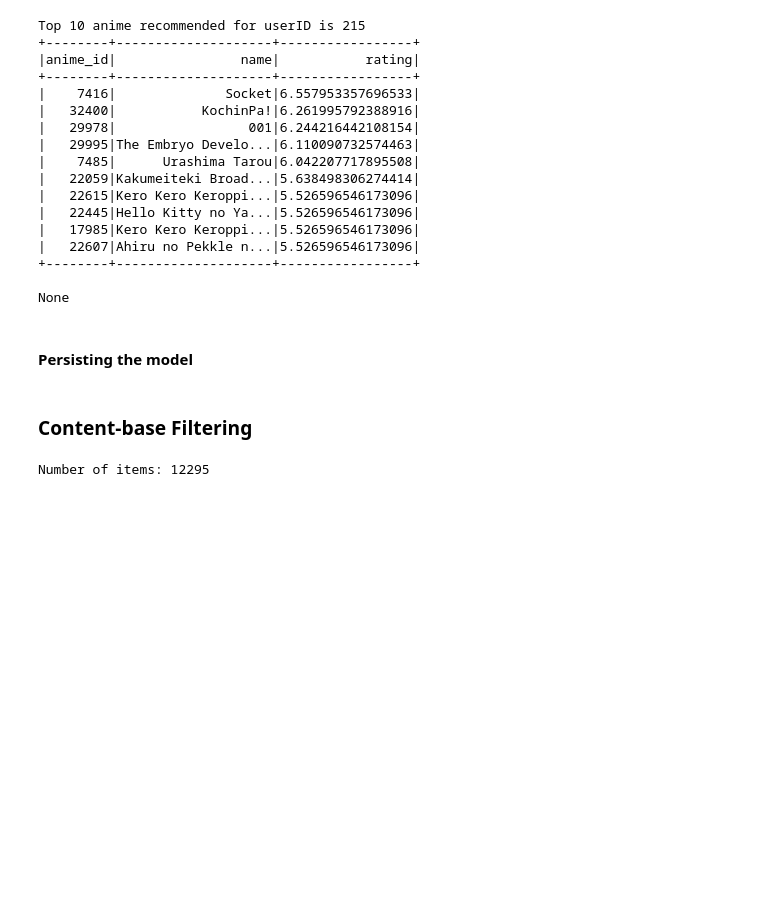
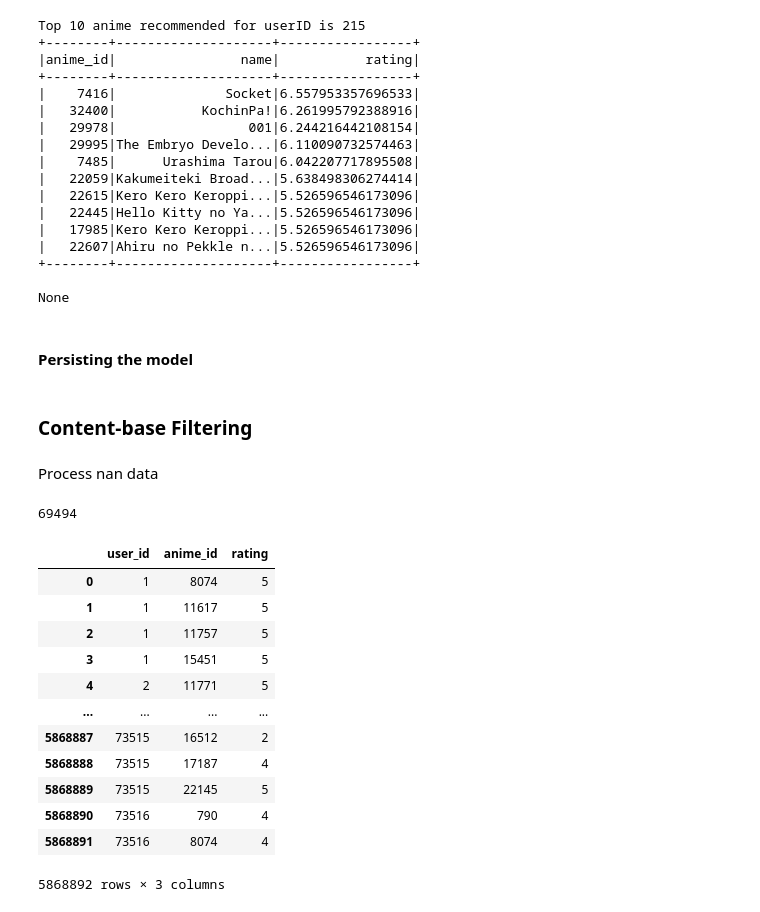
Before and after one commit to BaoNguyen1001/anime-recommended-system, a Jupyter notebook: Code/BuildRecommended.ipynb, the cells around one changed output. Cells and saved outputs as stored; diff of their text form; code cells hidden in the pictures; blank space fills up the shorter version.

```diff
--- a/Code/BuildRecommended.ipynb
+++ b/Code/BuildRecommended.ipynb
@@ -48,6 +49,7 @@ import os
 # %%
 datasets_path = os.path.join('../data')
 rating_file_path = os.path.join(datasets_path, 'rating.csv')
+rating_change_file_path = os.path.join(datasets_path, 'rating_change.csv');
 rating_raw_RDD = sc.textFile(rating_file_path)
 anime_file_path = os.path.join(datasets_path, 'anime.csv')
 anime_raw_RDD = sc.textFile(anime_file_path)
@@ -213,10 +234,7 @@ model.save(model_path)
 # %%
 #Reading anime file:
-anime_cols = ['anime_id','name','genre']
-
-animeDF = pd.read_csv(anime_file_path, sep=',', names=anime_cols, encoding='latin-1')
-
-n_animes = animeDF.shape[0]
-print('Number of items:', n_animes)
+animeDF = pd.read_csv(anime_file_path, sep=',', encoding='latin-1')
+#Reading rating file:
+ratingDF = pd.read_csv(rating_change_file_path, sep=',', encoding='latin-1')
-# %% [output]
-Number of items: 12295
+# %% [markdown]
+Process nan data
@@ -222,0 +244,22 @@ Number of items: 12295
+# %%
+#Get n_users
+n_users = ratingDF["user_id"].unique().shape[0]
+n_users
+# %% [output]
+69494
+# %%
+ratingDF
+# %% [output]
+|  | user_id | anime_id | rating |
+| 0 | 1 | 8074 | 5 |
+| 1 | 1 | 11617 | 5 |
+| 2 | 1 | 11757 | 5 |
+| 3 | 1 | 15451 | 5 |
+| 4 | 2 | 11771 | 5 |
+| ... | ... | ... | ... |
+| 5868887 | 73515 | 16512 | 2 |
+| 5868888 | 73515 | 17187 | 4 |
+| 5868889 | 73515 | 22145 | 5 |
+| 5868890 | 73516 | 790 | 4 |
+| 5868891 | 73516 | 8074 | 4 |
+5868892 rows × 3 columns
```
Also changed, not shown: parts of 20 cells of this notebook.
